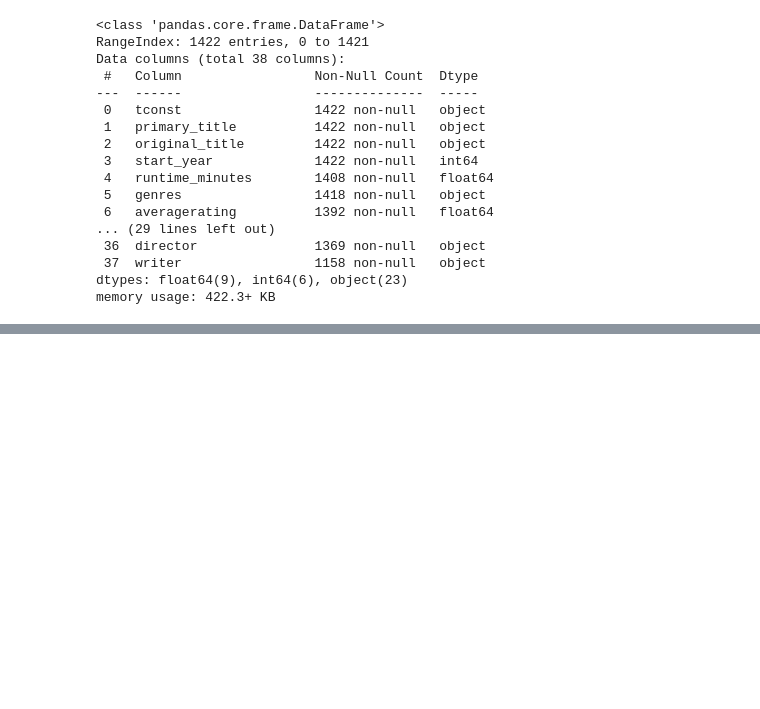
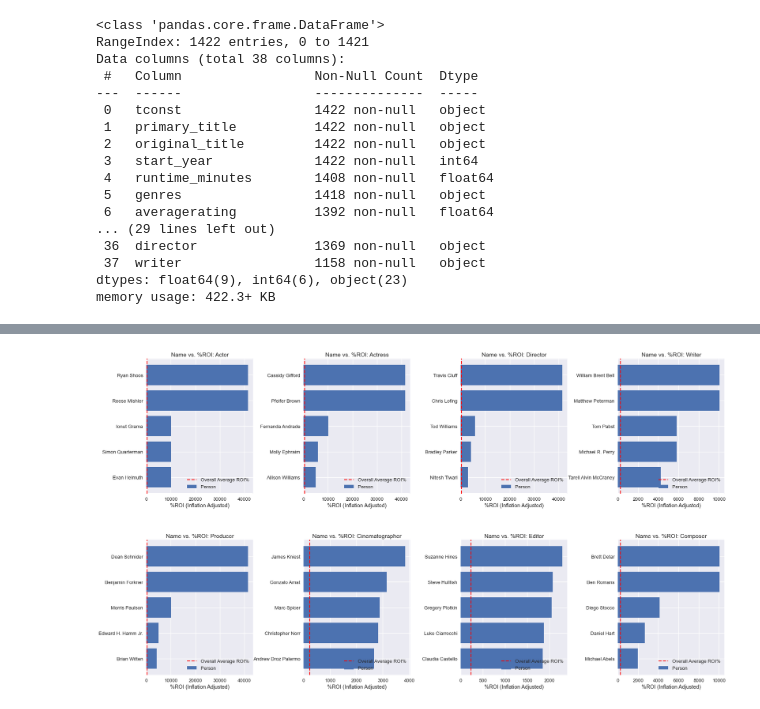
Before and after one commit to Nindorph/MovieAnalysis, a Jupyter notebook: Nick_movieppl_analysis.ipynb, the cells around one changed output, grey strips where cells are left out. Saved outputs shown, nothing was run; the diff lists cells and outputs as text; code cells hidden in the pictures; blank space fills up the shorter version.

```diff
--- a/Nick_movieppl_analysis.ipynb
+++ b/Nick_movieppl_analysis.ipynb
@@ -320,0 +272,30 @@ ValueError: x and y must have same first dimension, but have shapes (2,) and (20
+# %%
+# grab top 5 names in each position, for the three movie number cutoffs
+ppl_compT = {}
+ppl_comp2T = {}
+ppl_comp3T = {}
+
+for ppl in ppl_comp.keys():
+    ppl_compT[ppl] = ppl_comp[ppl].head(5)
+
+for ppl in ppl_comp2.keys():
+    ppl_comp2T[ppl] = ppl_comp2[ppl].head(5)
+
+for ppl in ppl_comp3.keys():
+    ppl_comp3T[ppl] = ppl_comp3[ppl].head(5)
+# %%
+fig, ax = plt.subplots(2, 4, figsize=[25,15])
+plt.tight_layout(pad=10)
+
+for i,ppl in enumerate(pplorder):
+    r = i//4
+    c = i%4
+    ax[r,c].barh(y=ppl_compT[ppl]['primary_name'],width=ppl_compT[ppl]['ROI_careertot%'], label='Person')
+    ax[r,c].invert_yaxis()
+    ax[r,c].axvline(ppl_comp_avgs[f'{ppl}_%ROI_avg'], ls='--', color='red', label='Overall Average ROI%')
+    ax[r,c].legend(loc='lower right')
+    ax[r,c].set_xlabel('%ROI (Inflation Adjusted)')
+    ax[r,c].set_title(f'Name vs. %ROI: {ppl.capitalize()}')
+plt.savefig('peoplefigs/name_roi_bar_allmov.png')
+# %% [output]
+[figure, added]
```
Also changed, not shown: parts of 38 cells of this notebook, 8 other files.
